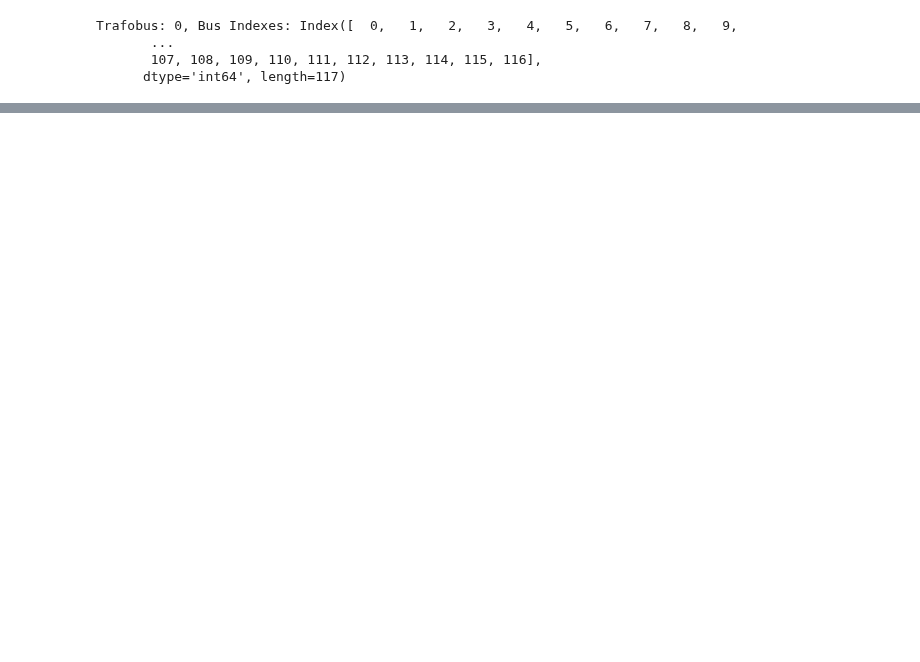
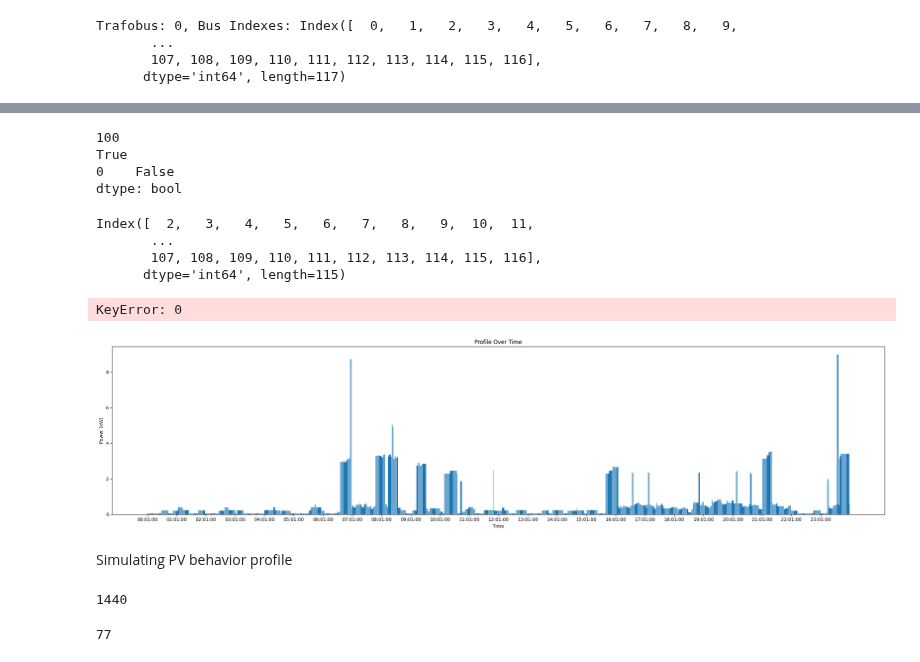
Before and after one commit to antoniovitorvb/IST-thesis-hosting-capacity, a Jupyter notebook: notebooks/timeseries.ipynb, the cells around one changed output, grey strips where cells are left out. Drawn from its saved outputs; the diff is of its cells as text; code cells hidden in the pictures; blank space fills up the shorter version.

```diff
--- a/notebooks/timeseries.ipynb
+++ b/notebooks/timeseries.ipynb
@@ -364,3 +404,10 @@ ds
+# %%
+test_ow(output_writer_data=ow.output)
+# %% [output]
+100
+True
+0    False
+dtype: bool
 # %%
 vm_a_pu = pd.read_pickle(os.path.join(output_dir, 'res_bus_3ph', 'vm_a_pu.p'))
 vm_b_pu = pd.read_pickle(os.path.join(output_dir, 'res_bus_3ph', 'vm_b_pu.p'))
@@ -379,3 +426,42 @@ trafo_loading.to_csv(os.path.join(output_dir, 'trafo_loading_percent.csv'))
 vm_a_pu.head(20)
 # %%
 trafo_loading.describe()
+# %%
+net.bus.index[2:]
+# %% [output]
+Index([  2,   3,   4,   5,   6,   7,   8,   9,  10,  11,
+       ...
+       107, 108, 109, 110, 111, 112, 113, 114, 115, 116],
+      dtype='int64', length=115)
+# %%
+ds.df.loc[:, ]
+# %% [output]
+KeyError: 0
+# %%
+# %matplotlib inline
+import pandas as pd
+import matplotlib.pyplot as plt
+
+i=14
+# Plotting vertical bar chart
+plt.figure(figsize=(24, 6))
+plt.bar(ds.df.index, ds.df.iloc[:, i] * 1e3)
+step = 60  # show one tick per hour
+plt.xticks(ticks=ds.df.index[::step], labels=ds.df.index[::step], rotation=0)
+plt.title("Profile Over Time")
+plt.xlabel("Time")
+plt.ylabel("Power (kW)")
+
+plt.tight_layout()
+# plt.show()
+
+# plot_path = os.path.join(main_dir, 'images', f"LOAD{i+1}_timeseries.png")
+# plt.savefig(plot_path)
+# %% [output]
+[figure, added]
+# %% [markdown]
+Simulating PV behavior profile
+# %%
+len(ds.df)
+# %% [output]
+1440
@@ -381,0 +480,4 @@ trafo_loading.describe()
+# %%
+int(np.random.choice(range(56,101)))
+# %% [output]
+77
```
Also changed, not shown: parts of 20 cells of this notebook.
